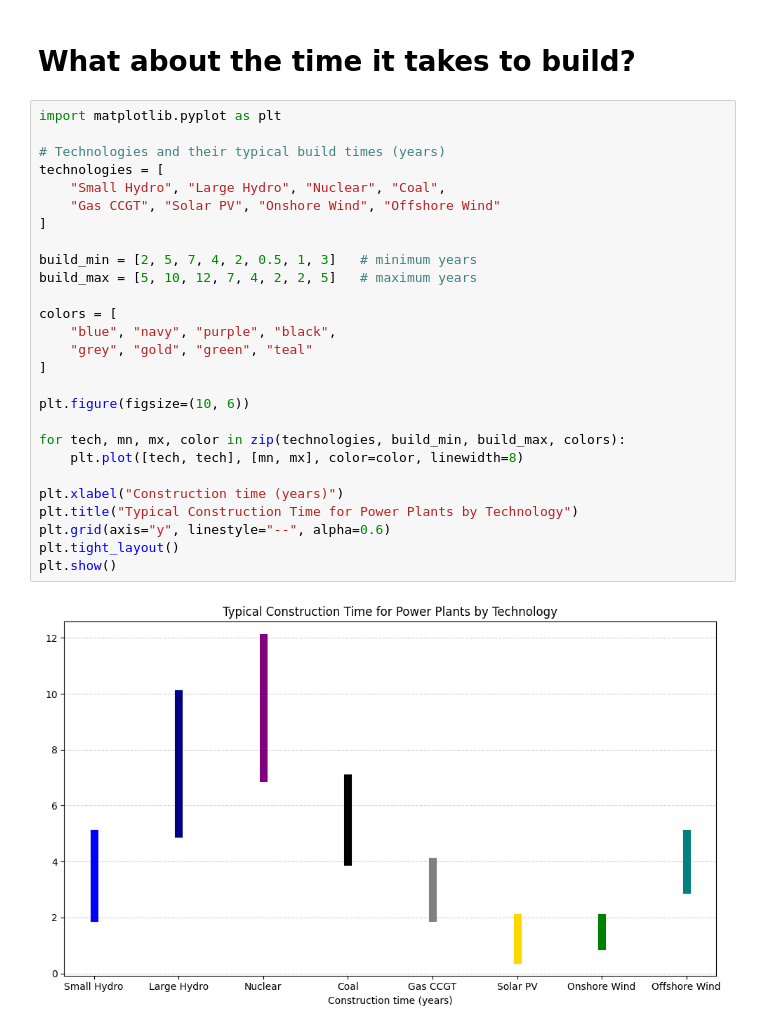
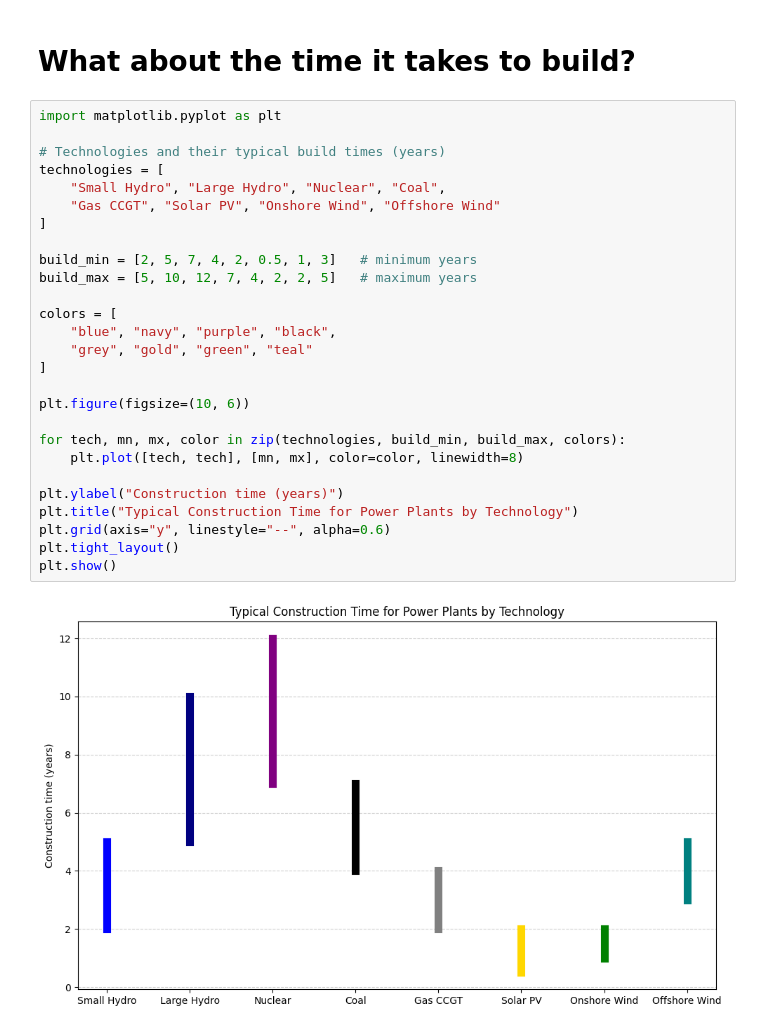
Before and after one commit to TudorMurariu/minimum-wage-study, a Jupyter notebook: energy.ipynb, the cells around one changed output. Cells and saved outputs as stored; diff of their text form.

Commit message:
plotted the time it fakes to build each plant

```diff
--- a/energy.ipynb
+++ b/energy.ipynb
@@ -44,29 +44,29 @@ plt.show()
 # %%
 import matplotlib.pyplot as plt
 
 # Technologies and their typical build times (years)
 technologies = [
     "Small Hydro", "Large Hydro", "Nuclear", "Coal",
     "Gas CCGT", "Solar PV", "Onshore Wind", "Offshore Wind"
 ]
 
 build_min = [2, 5, 7, 4, 2, 0.5, 1, 3]   # minimum years
 build_max = [5, 10, 12, 7, 4, 2, 2, 5]   # maximum years
 
 colors = [
     "blue", "navy", "purple", "black",
     "grey", "gold", "green", "teal"
 ]
 
 plt.figure(figsize=(10, 6))
 
 for tech, mn, mx, color in zip(technologies, build_min, build_max, colors):
     plt.plot([tech, tech], [mn, mx], color=color, linewidth=8)
 
-plt.xlabel("Construction time (years)")
+plt.ylabel("Construction time (years)")
 plt.title("Typical Construction Time for Power Plants by Technology")
 plt.grid(axis="y", linestyle="--", alpha=0.6)
 plt.tight_layout()
 plt.show()
 # %% [output]
-[figure, old version]
+[figure, new version]
```
